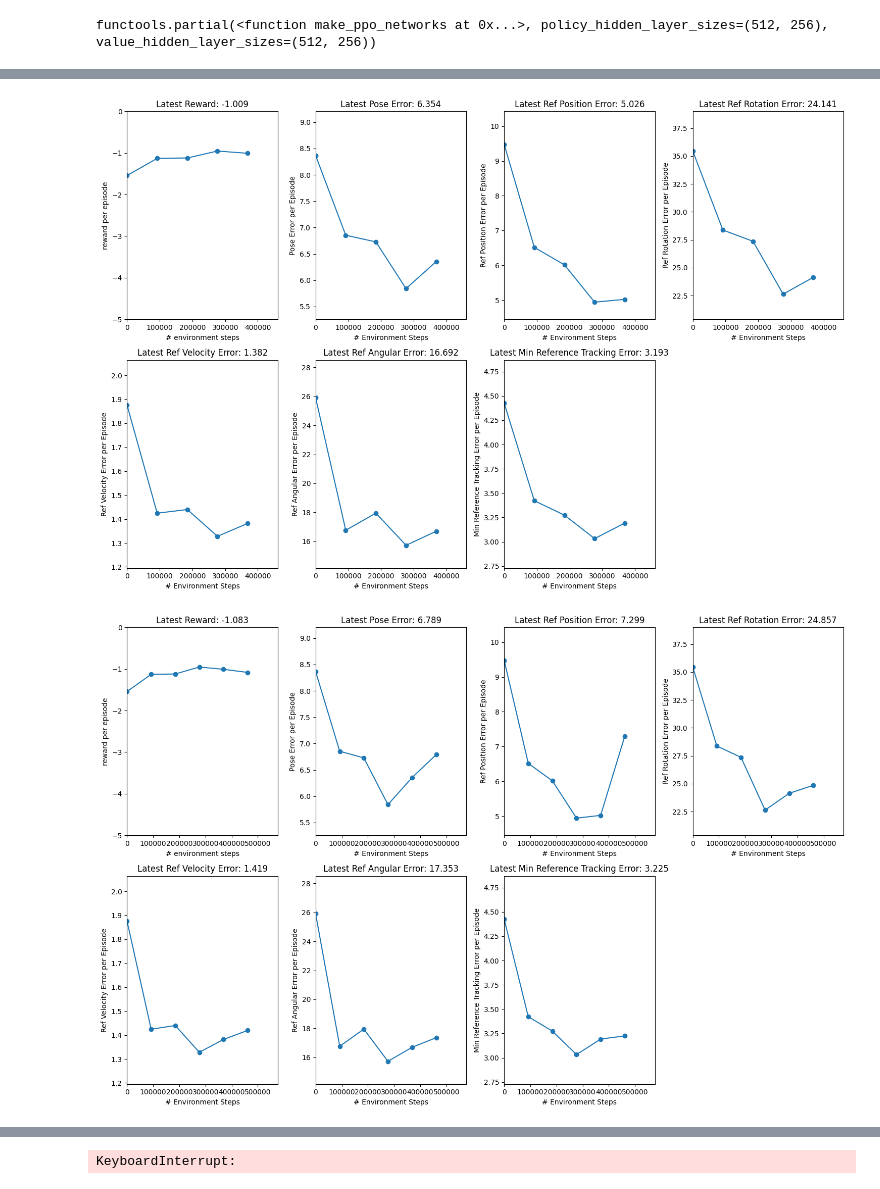
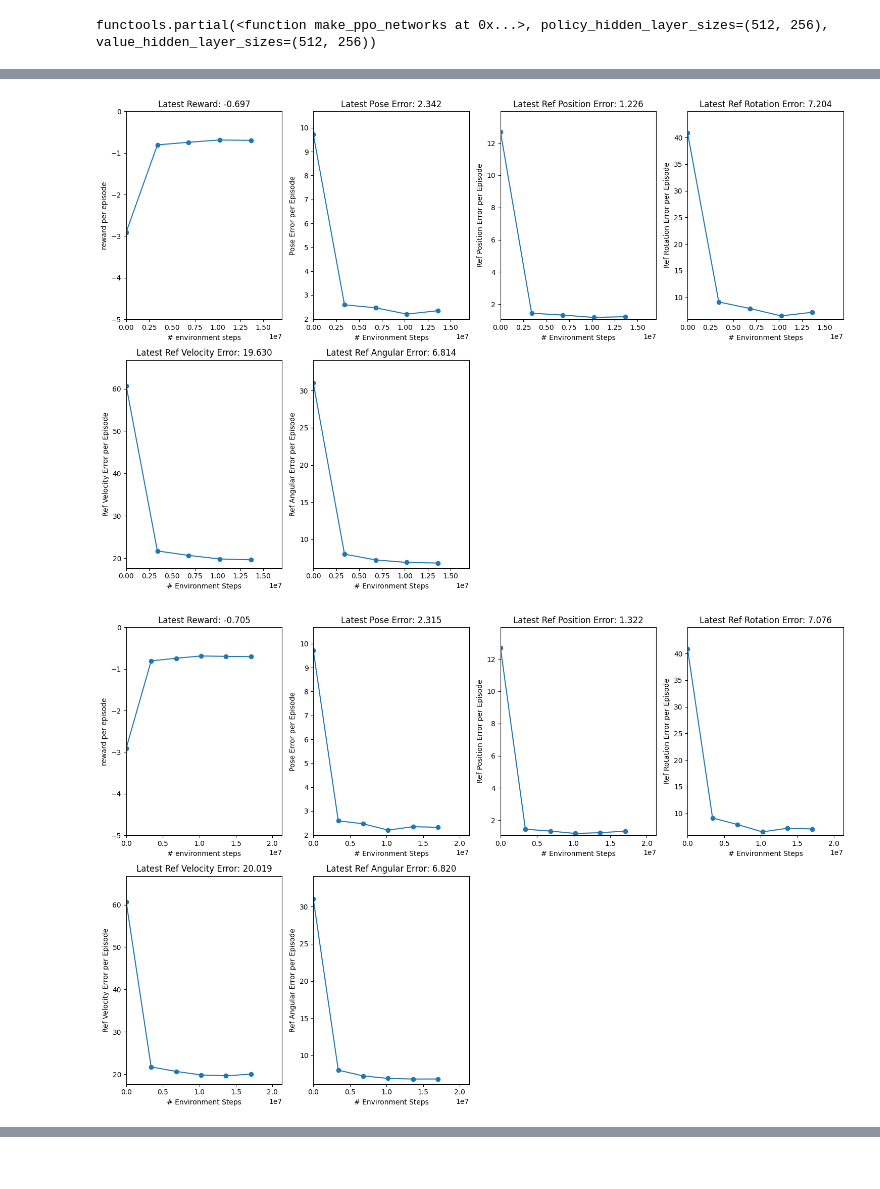
Before and after one commit to Galleta12/Physics-Based-RL, a Jupyter notebook: ppo_test1.ipynb, the cells around one changed output, grey strips where cells are left out. Cells and saved outputs as stored; diff of their text form; code cells hidden in the pictures.

```diff
--- a/ppo_test1.ipynb
+++ b/ppo_test1.ipynb
@@ -114,7 +114,7 @@ env_replay,env_eval, env,env_apg=register_mimic_env(args)
 jit_reset = jax.jit(env_eval.reset)
 jit_step = jax.jit(env_eval.step)
 
-env_eval.set_pd_callback(stable_pd_controller_action)
+env_eval.set_pd_callback(feedback_pd_controller)
 
-env.set_pd_callback(stable_pd_controller_action)
+env.set_pd_callback(feedback_pd_controller)
 #env_apg.set_pd_callback(stable_pd_controller_action)
@@ -163,7 +167,7 @@ make_networks_factory
 functools.partial(<function make_ppo_networks at 0x...>, policy_hidden_layer_sizes=(512, 256), value_hidden_layer_sizes=(512, 256))
 # %%
 train_fn = functools.partial(
-    ppo.train, num_timesteps=1000, num_evals=10, num_eval_envs=32,
+    ppo.train, num_timesteps=30_000_000, num_evals=10, num_eval_envs=32,
     episode_length=episode_len-1, normalize_observations=True, action_repeat=1,
     unroll_length=15, num_minibatches=24, num_updates_per_batch=4,
     discounting=0.95, gae_lambda=0.95,learning_rate=3e-4, clipping_epsilon=0.2,entropy_cost=1e-3, num_envs=256,
@@ -178,7 +182,7 @@ y_ref_position = []  # to store reference position error
 y_ref_rotation = []  # to store reference rotation error
 y_ref_velocity = []  # to store reference velocity error
 y_ref_angular = []  # to store reference angular error
-y_min_reference_tracking = []  # to store min reference tracking error
+
 times = [datetime.now()]
 max_y_rewards, min_y_rewards = 0, -5
 
@@ -193,7 +197,6 @@ def progress(num_steps, metrics):
     y_ref_rotation.append(metrics['eval/episode_reference_rotation'])
     y_ref_velocity.append(metrics['eval/episode_reference_velocity'])
     y_ref_angular.append(metrics['eval/episode_reference_angular'])
-    y_min_reference_tracking.append(metrics['eval/episode_min_reference_tracking'])  # capture min reference tracking error
 
     plt.figure(figsize=(15, 10))
 
@@ -252,14 +255,6 @@ def progress(num_steps, metrics):
     plt.plot(x_data, y_ref_angular, '-o')
 
     # Plot min reference tracking error per episode
-    plt.subplot(2, 4, 7)
-    plt.xlim([0, num_steps * 1.25])
-    plt.ylim([min(y_min_reference_tracking) * 0.9, max(y_min_reference_tracking) * 1.1])
-    plt.xlabel('# Environment Steps')
-    plt.ylabel('Min Reference Tracking Error per Episode')
-    plt.title(f'Latest Min Reference Tracking Error: {y_min_reference_tracking[-1]:.3f}')
-    plt.plot(x_data, y_min_reference_tracking, '-o')
-
     plt.tight_layout()
     plt.show()
 
@@ -278,2 +273,2 @@ print(f'time to train: {times[-1] - times[1]}')
-[figure, old version]
+[figure, new version]
-[figure, old version]
+[figure, new version]
@@ -311,5 +307,3 @@ for i in range(n_steps):
     break
 # %%
 HTML(html.render(env_eval.sys.tree_replace({'opt.timestep': env_eval.dt}), rollout))
-# %% [output]
-KeyboardInterrupt:
```
Also changed, not shown: parts of 3 cells of this notebook, 19 other files.
